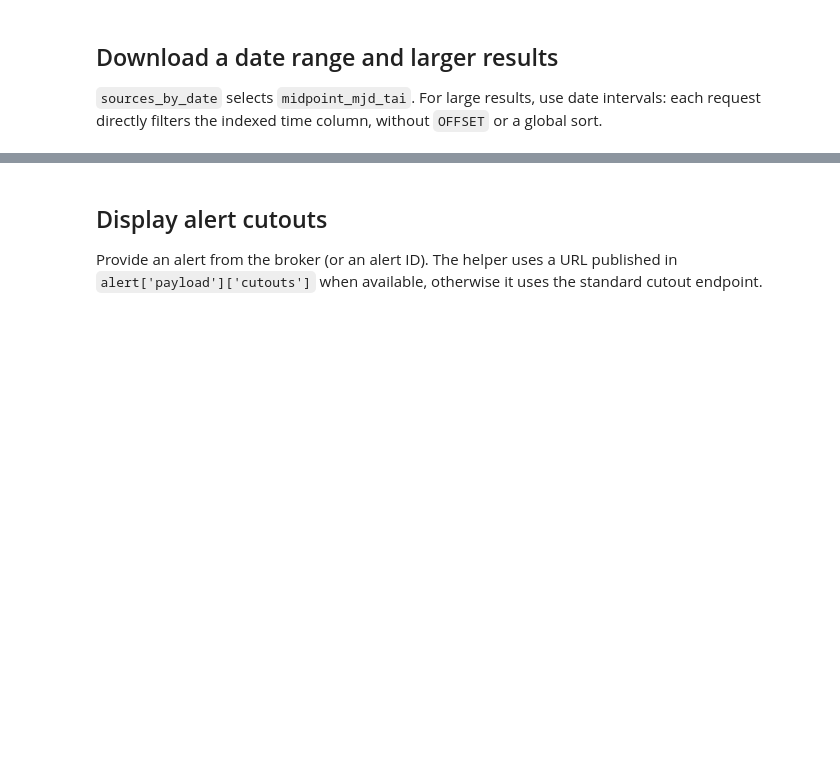
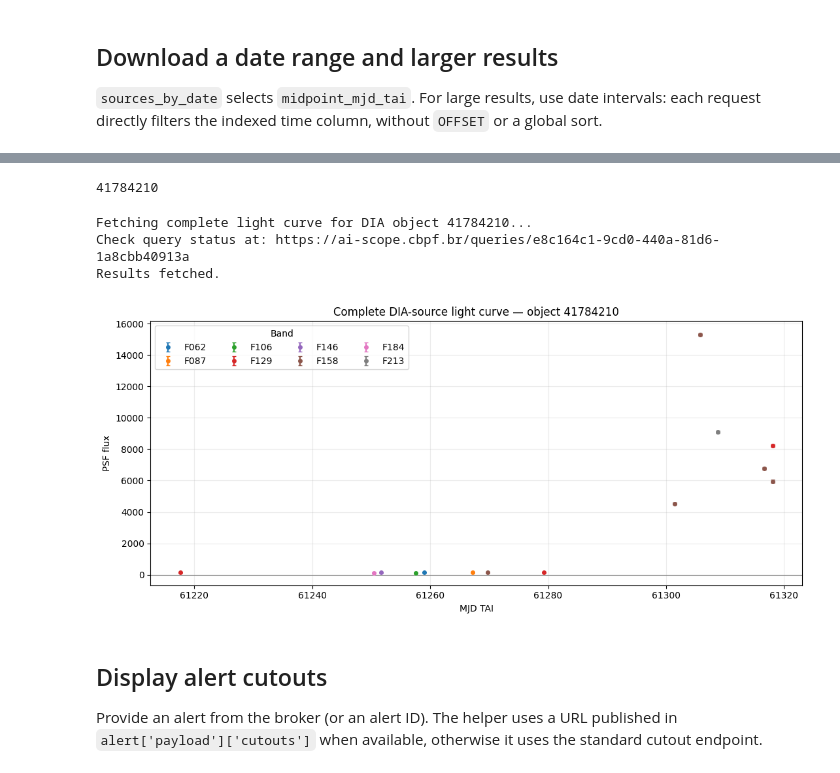
Before and after one commit to Schwarzam/arandu-python, a Jupyter notebook: example.ipynb, the cells around one changed output, grey strips where cells are left out. Drawn from its saved outputs; the diff is of its cells as text; code cells hidden in the pictures; blank space fills up the shorter version.

```diff
--- a/example.ipynb
+++ b/example.ipynb
@@ -73,3 +111,42 @@ for batch in client.sources_by_date_batches(
+# %%
+int(sources['dia_object_id'].dropna().value_counts().index[0])
+# %% [output]
+41784210
+# %%
+import matplotlib.pyplot as plt
+import pandas as pd
+
+required_columns = {'dia_object_id'}
+if not required_columns.issubset(sources.columns) or sources['dia_object_id'].dropna().empty:
+    print('Choose a date range that returns a DIA object, or set LIGHTCURVE_OBJECT_ID manually.')
+else:
+    LIGHTCURVE_OBJECT_ID = int(sources['dia_object_id'].dropna().value_counts().index[0])
+    # Use limit=None to retrieve the complete history rather than a sample.
+    print(f'Fetching complete light curve for DIA object {LIGHTCURVE_OBJECT_ID}...')
+    lightcurve = client.sources(LIGHTCURVE_OBJECT_ID, limit=None).copy()
+    lightcurve['mjd'] = pd.to_numeric(lightcurve['midpoint_mjd_tai'], errors='coerce')
+    lightcurve['flux'] = pd.to_numeric(lightcurve['psf_flux'], errors='coerce')
+    lightcurve['flux_err'] = (pd.to_numeric(lightcurve['psf_flux_err'], errors='coerce')
+                              if 'psf_flux_err' in lightcurve else float('nan'))
+    bands = (lightcurve['band'].fillna('unknown') if 'band' in lightcurve
+             else pd.Series('unknown', index=lightcurve.index))
+    fig, axis = plt.subplots(figsize=(11, 5))
+    for band, measurements in lightcurve.groupby(bands, dropna=False):
+        measurements = measurements.dropna(subset=['mjd', 'flux']).sort_values('mjd')
+        axis.errorbar(measurements['mjd'], measurements['flux'], yerr=measurements['flux_err'],
+                      fmt='o', ms=4, capsize=2, label=str(band))
+    axis.axhline(0, color='0.5', lw=0.8)
+    axis.set(title=f'Complete DIA-source light curve — object {LIGHTCURVE_OBJECT_ID}',
+             xlabel='MJD TAI', ylabel='PSF flux')
+    axis.grid(alpha=0.25)
+    axis.legend(title='Band', ncols=4)
+    plt.tight_layout()
+    plt.show()
+# %% [output]
+Fetching complete light curve for DIA object 41784210...
+Check query status at: https://ai-scope.cbpf.br/queries/e8c164c1-9cd0-440a-81d6-1a8cbb40913a
+Results fetched.
+[figure, added]
 # %% [markdown]
 ## Display alert cutouts
 
```
Also changed, not shown: parts of 14 cells of this notebook, 5 other files.
